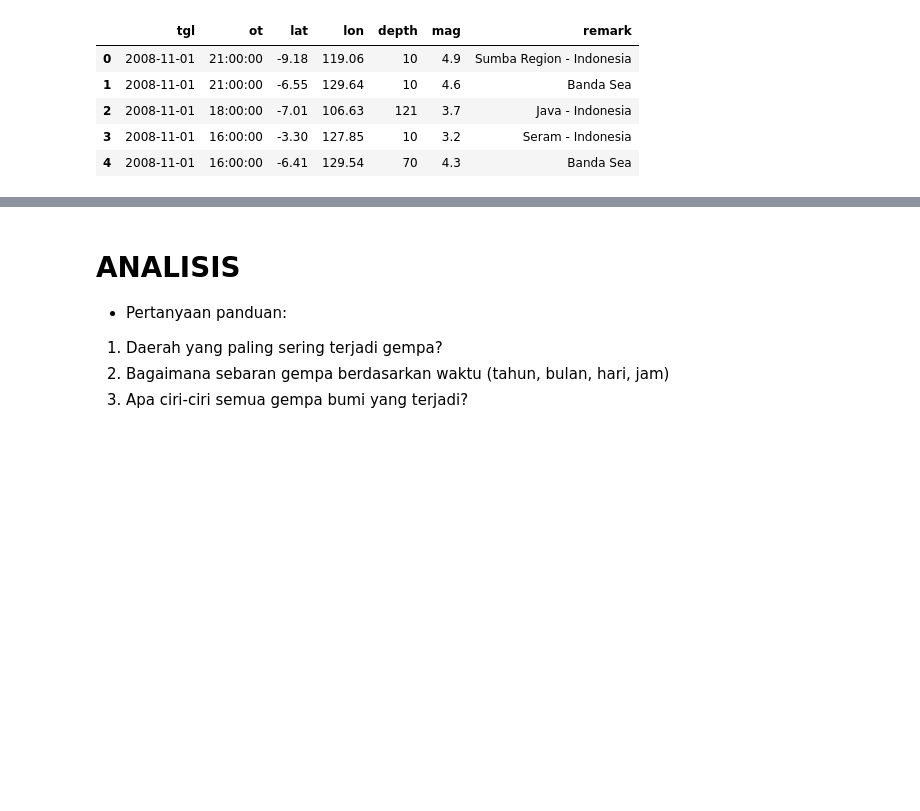
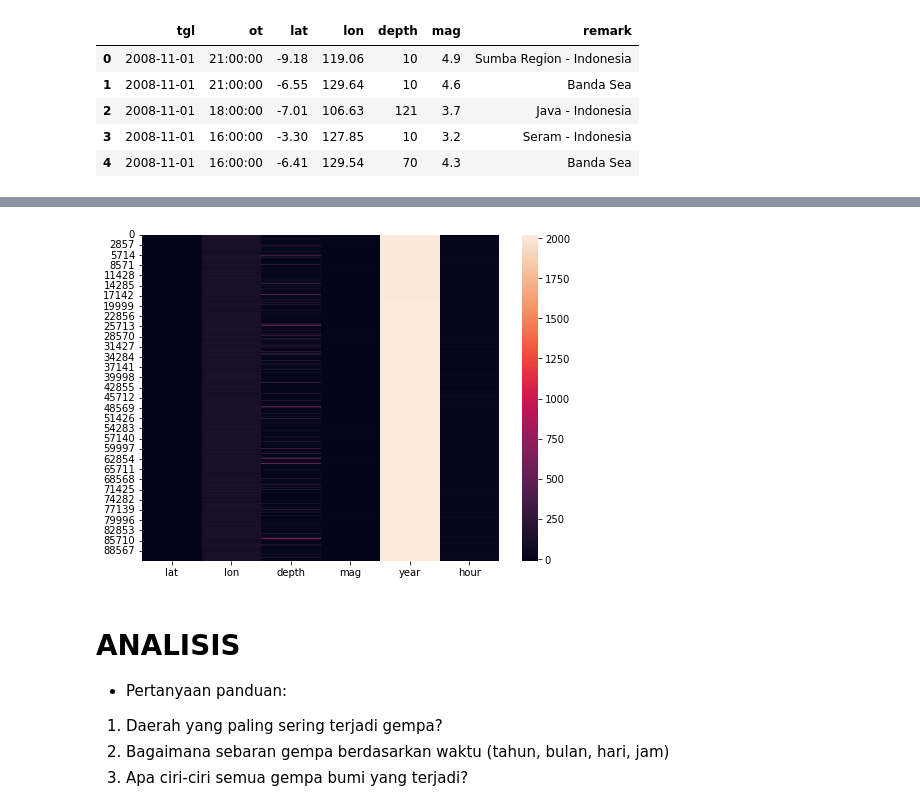
Before and after one commit to dimasandhk/fp-kelompok2-statistika-dan-probabilitas-b, a Jupyter notebook: Final_Project_Kelompok_2_Kelas_B.ipynb, the cells around one changed output, grey strips where cells are left out. Cells and saved outputs as stored; diff of their text form; code cells hidden in the pictures; blank space fills up the shorter version.

Commit message:
feat: heatmap atr

```diff
--- a/Final_Project_Kelompok_2_Kelas_B.ipynb
+++ b/Final_Project_Kelompok_2_Kelas_B.ipynb
@@ -86,3 +122,21 @@ df_raw.head()
+# %%
+# import library
+import seaborn as sns
+import matplotlib.pyplot as plt
+import numpy as np
+
+# buat duplikat dataframe
+df_cop = df.copy()
+
+# buat heatmap
+df_cop = df.drop(columns=['tgl', 'ot', 'remark', 'month', 'day'])
+plt.figure(figsize=(8,6))
+sns.heatmap(df_cop)
+
+# display plot
+plt.show()
+# %% [output]
+[figure, added]
 # %% [markdown]
 # **ANALISIS**
 
```
Also changed, not shown: parts of 6 cells of this notebook.
